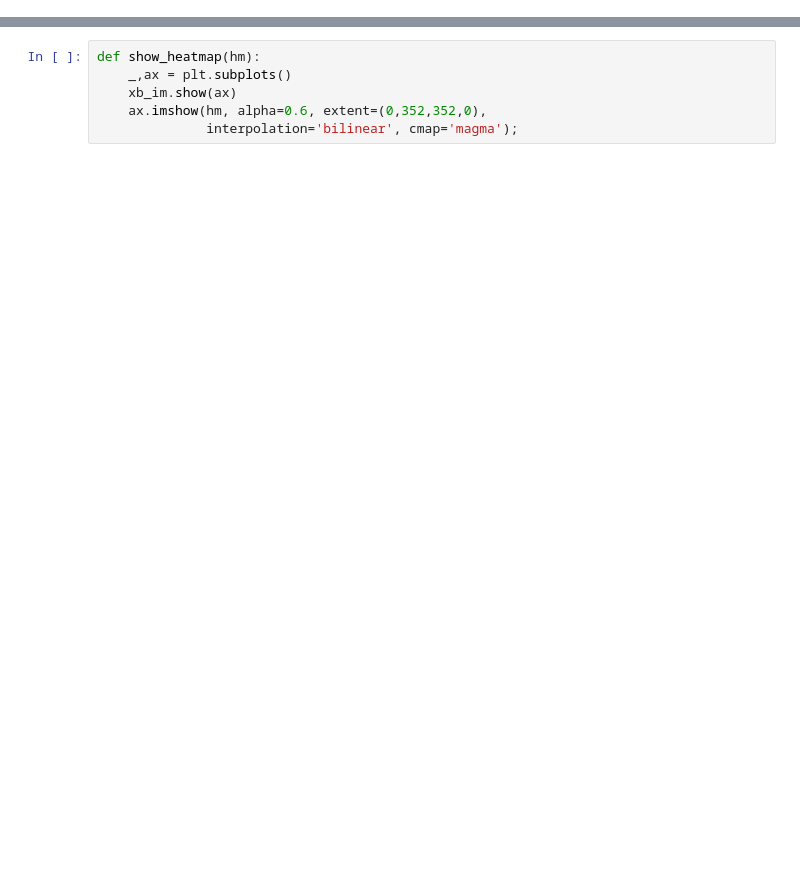
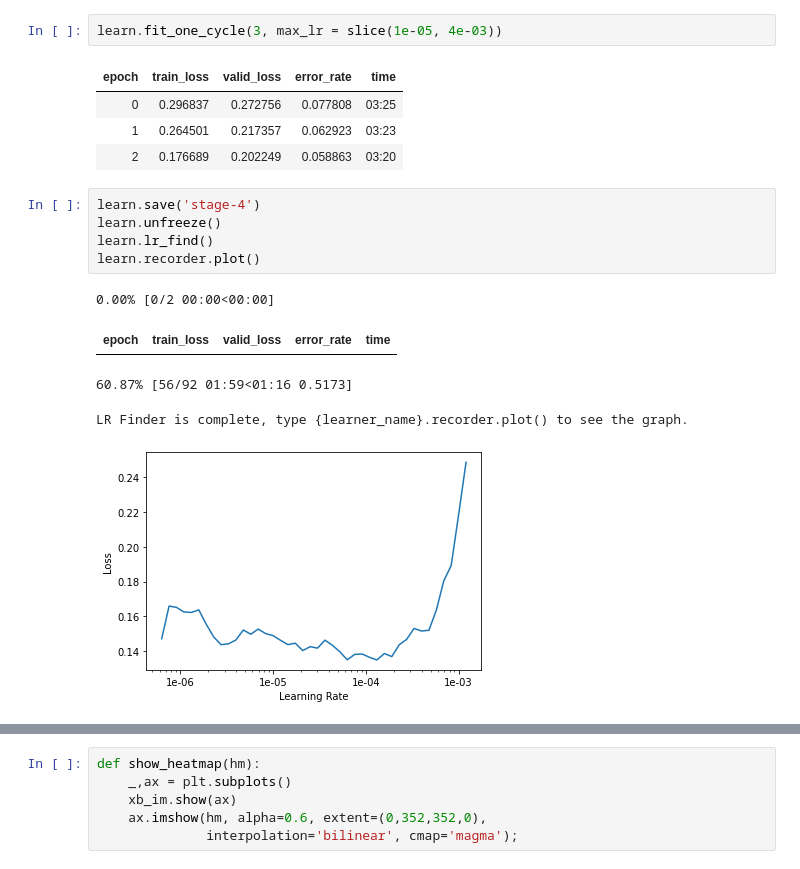
Before and after one commit to pranay8297/deep-learning-projects, a Jupyter notebook: heatmap_own.ipynb, the cells around one changed output, grey strips where cells are left out. Cells and saved outputs as stored; diff of their text form; blank space fills up the shorter version.

```diff
--- a/heatmap_own.ipynb
+++ b/heatmap_own.ipynb
@@ -214,0 +189,18 @@ xb = xb.cuda()
+# %%
+learn.fit_one_cycle(3, max_lr = slice(1e-05, 4e-03))
+# %% [output]
+| epoch | train_loss | valid_loss | error_rate | time |
+| 0 | 0.296837 | 0.272756 | 0.077808 | 03:25 |
+| 1 | 0.264501 | 0.217357 | 0.062923 | 03:23 |
+| 2 | 0.176689 | 0.202249 | 0.058863 | 03:20 |
+# %%
+learn.save('stage-4')
+learn.unfreeze()
+learn.lr_find()
+learn.recorder.plot()
+# %% [output]
+0.00% [0/2 00:00<00:00]
+| epoch | train_loss | valid_loss | error_rate | time |
+60.87% [56/92 01:59<01:16 0.5173]
+LR Finder is complete, type {learner_name}.recorder.plot() to see the graph.
+[figure, added]
```
Also changed, not shown: parts of 75 cells of this notebook.
